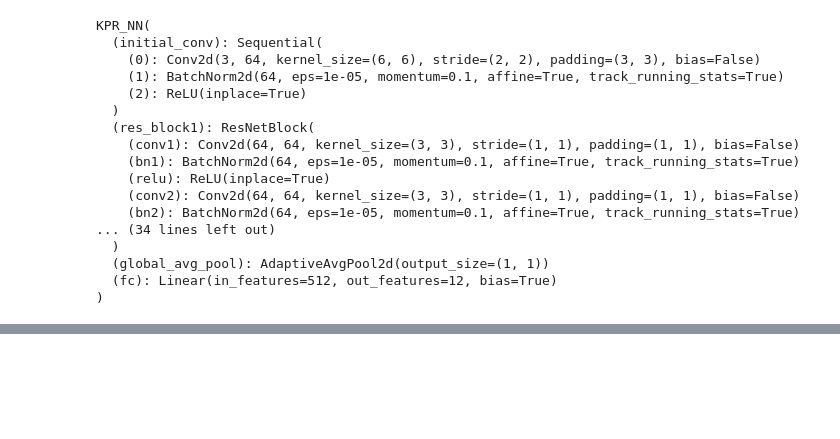
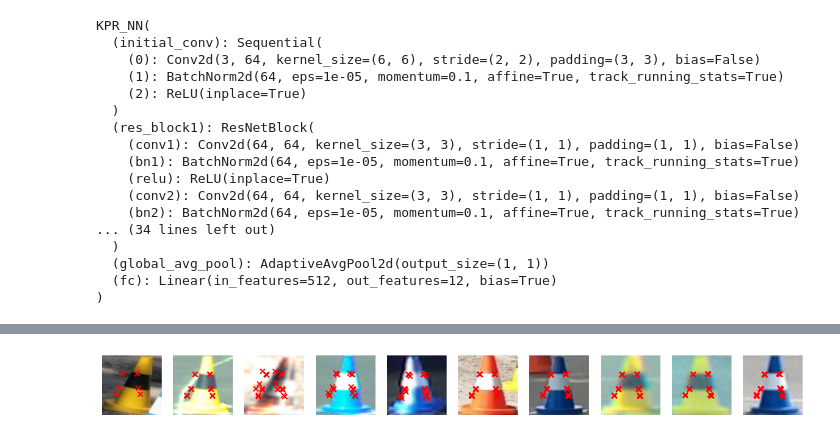
Before and after one commit to mashathepotato/kpr_nn, a Jupyter notebook: notebooks/kpr_nn.ipynb, the cells around one changed output, grey strips where cells are left out. Saved outputs shown, nothing was run; the diff lists cells and outputs as text; code cells hidden in the pictures; blank space fills up the shorter version.

Commit message:
Shapes are compatible, working overfitted model

```diff
--- a/notebooks/kpr_nn.ipynb
+++ b/notebooks/kpr_nn.ipynb
@@ -112,12 +156,19 @@ def train_model(model, dataloader, num_epochs=20, lr=1e-3, device="cuda"):
         model.train()
         running_loss = 0.0
 
-        for images, keypoints in dataloader:
+        for batch in dataloader:
+            if batch is None:
+                print("None batch")
+                continue
+            # print(len(batch))
+
+            images, keypoints = batch
             images, keypoints = images.to(device), keypoints.to(device)
 
             optimizer.zero_grad()
             outputs = model(images)
-            loss = criterion(outputs, keypoints.view(outputs.shape))
+            keypoints = keypoints.view(keypoints.shape[0], -1)
+            loss = criterion(outputs, keypoints)
             loss.backward()
             optimizer.step()
 
@@ -129,5 +180,5 @@ def train_model(model, dataloader, num_epochs=20, lr=1e-3, device="cuda"):
     return model
 
 device = "cuda" if torch.cuda.is_available() else "cpu"
-trained_model = train_model(model, data_loader, num_epochs=20, lr=1e-3, device=device)
+trained_model = train_model(model, train_loader, num_epochs=20, lr=1e-3, device=device)
 # %% [output]
@@ -134,0 +245,32 @@ RuntimeError: stack expects each tensor to be equal size, but got [6, 2] at entr
+# %%
+import matplotlib.pyplot as plt
+
+def plot_predicted_keypoints(model, test_loader, device="cuda", num_images=5):
+    model.to(device)
+    model.eval()
+
+    fig, axes = plt.subplots(1, num_images, figsize=(15, 5))
+    predictions = predict_keypoints(model, test_loader, device)
+
+    with torch.no_grad():
+        for i, (images, _) in enumerate(test_loader):
+            if i >= num_images:
+                break
+
+            images = images.to(device)
+            batch_size = images.shape[0]
+
+            for j in range(min(batch_size, num_images - i)):
+                img = images[j].cpu().permute(1, 2, 0).numpy()
+                keypoints = predictions[i * batch_size + j]
+
+                ax = axes[i + j]
+                ax.imshow(img, cmap="gray")
+                ax.scatter(keypoints[:, 0], keypoints[:, 1], c="red", marker="x")
+                ax.axis("off")
+
+    plt.show()
+
+plot_predicted_keypoints(trained_model, test_loader, device=device, num_images=10)
+# %% [output]
+[figure, added]
```
Also changed, not shown: parts of 6 cells of this notebook, 1 other file.
